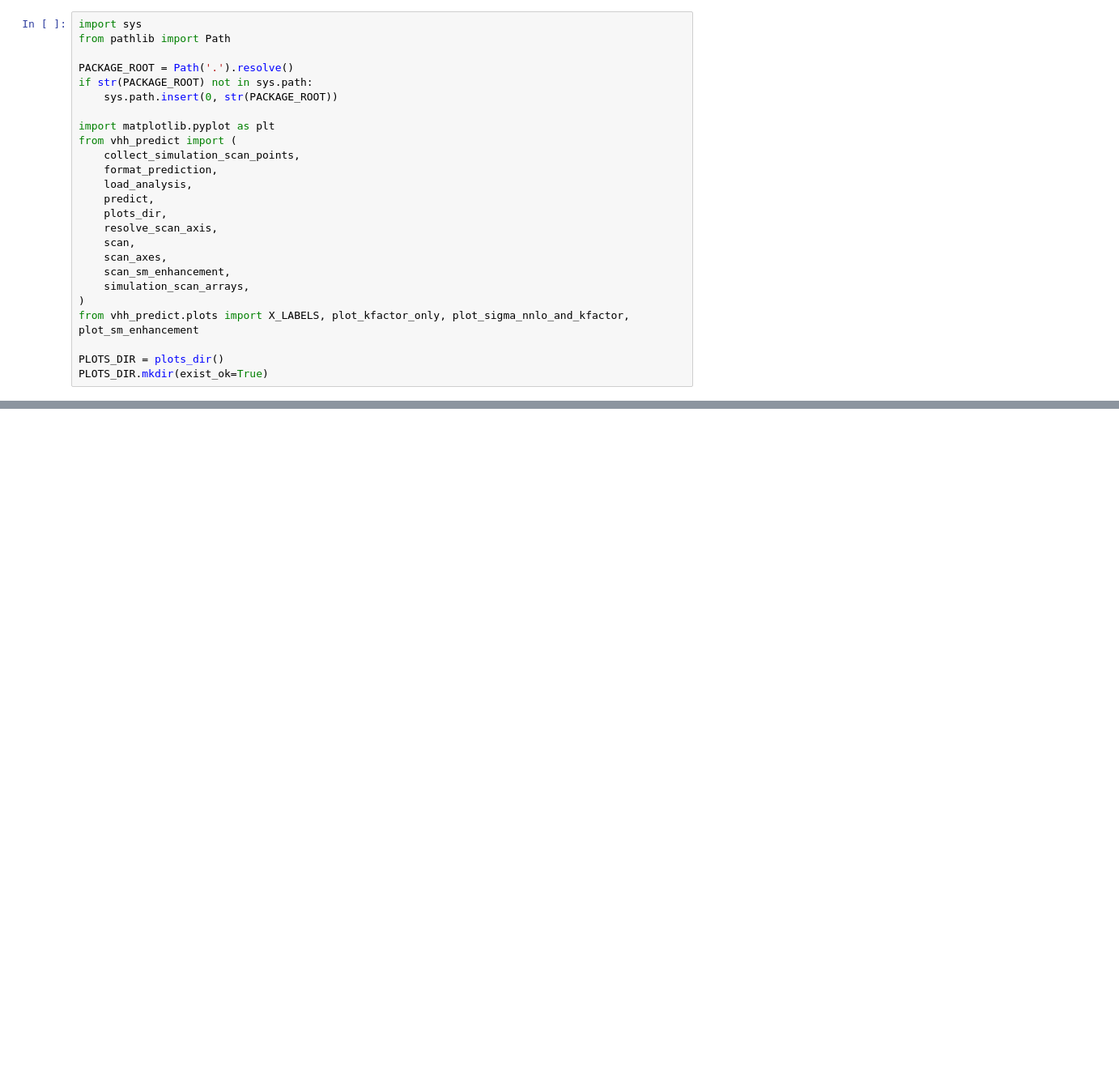
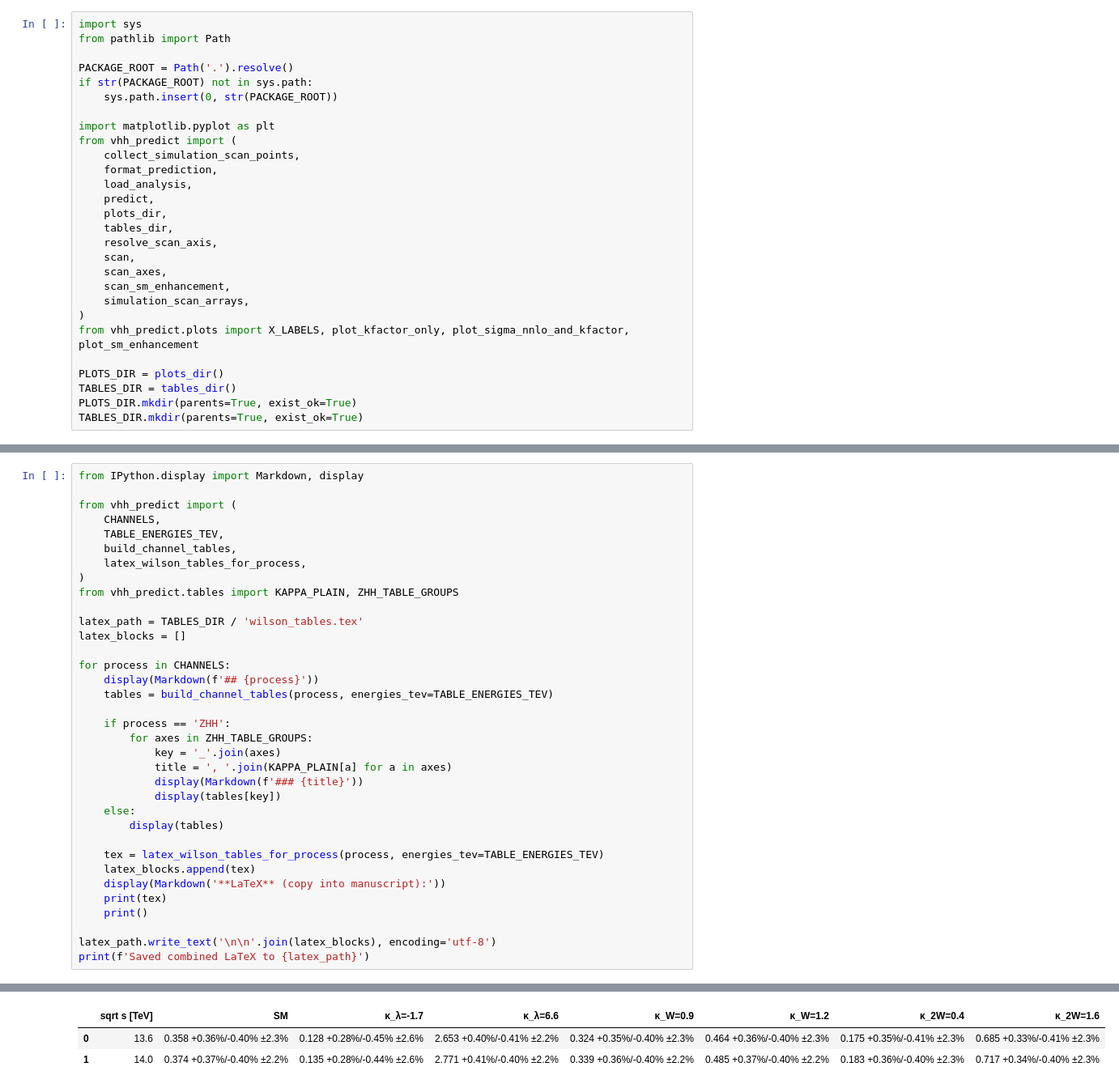
Before and after one commit to Ryczek/VHH-NNLO, a Jupyter notebook: vhh_prediction.ipynb, the cells around one changed output, grey strips where cells are left out. Shown at 81% size. Drawn from its saved outputs; the diff is of its cells as text; blank space fills up the shorter version.

Commit message:
Production of latex tables

```diff
--- a/vhh_prediction.ipynb
+++ b/vhh_prediction.ipynb
@@ -26,6 +27,7 @@ from vhh_predict import (
     load_analysis,
     predict,
     plots_dir,
+    tables_dir,
     resolve_scan_axis,
     scan,
     scan_axes,
@@ -35,7 +37,9 @@ from vhh_predict import (
 from vhh_predict.plots import X_LABELS, plot_kfactor_only, plot_sigma_nnlo_and_kfactor, plot_sm_enhancement
 
 PLOTS_DIR = plots_dir()
-PLOTS_DIR.mkdir(exist_ok=True)
+TABLES_DIR = tables_dir()
+PLOTS_DIR.mkdir(parents=True, exist_ok=True)
+TABLES_DIR.mkdir(parents=True, exist_ok=True)
 # %% [markdown]
 ## 1. Configuration
 
@@ -258,0 +269,36 @@ Saved /Users/michalryczkowski/Documents/Projects/Current/Gioia/Code_21_04/pphhV/
+# %%
+from IPython.display import Markdown, display
+
+from vhh_predict import (
+    CHANNELS,
+    TABLE_ENERGIES_TEV,
+    build_channel_tables,
+    latex_wilson_tables_for_process,
+)
+from vhh_predict.tables import KAPPA_PLAIN, ZHH_TABLE_GROUPS
+
+latex_path = TABLES_DIR / 'wilson_tables.tex'
+latex_blocks = []
+
+for process in CHANNELS:
+    display(Markdown(f'## {process}'))
+    tables = build_channel_tables(process, energies_tev=TABLE_ENERGIES_TEV)
+
+    if process == 'ZHH':
+        for axes in ZHH_TABLE_GROUPS:
+            key = '_'.join(axes)
+            title = ', '.join(KAPPA_PLAIN[a] for a in axes)
+            display(Markdown(f'### {title}'))
+            display(tables[key])
+    else:
+        display(tables)
+
+    tex = latex_wilson_tables_for_process(process, energies_tev=TABLE_ENERGIES_TEV)
+    latex_blocks.append(tex)
+    display(Markdown('**LaTeX** (copy into manuscript):'))
+    print(tex)
+    print()
+
+latex_path.write_text('\n\n'.join(latex_blocks), encoding='utf-8')
+print(f'Saved combined LaTeX to {latex_path}')
+# %% [output]
@@ -258,0 +306,3 @@ Saved /Users/michalryczkowski/Documents/Projects/Current/Gioia/Code_21_04/pphhV/
+|  | sqrt s [TeV] | SM | κ_λ=-1.7 | κ_λ=6.6 | κ_W=0.9 | κ_W=1.2 | κ_2W=0.4 | κ_2W=1.6 |
+| 0 | 13.6 | 0.358 +0.36%/-0.40% ±2.3% | 0.128 +0.28%/-0.45% ±2.6% | 2.653 +0.40%/-0.41% ±2.2% | 0.324 +0.35%/-0.40% ±2.3% | 0.464 +0.36%/-0.40% ±2.3% | 0.175 +0.35%/-0.41% ±2.3% | 0.685 +0.33%/-0.41% ±2.3% |
+| 1 | 14.0 | 0.374 +0.37%/-0.40% ±2.2% | 0.135 +0.28%/-0.44% ±2.6% | 2.771 +0.41%/-0.40% ±2.2% | 0.339 +0.36%/-0.40% ±2.2% | 0.485 +0.37%/-0.40% ±2.2% | 0.183 +0.36%/-0.40% ±2.3% | 0.717 +0.34%/-0.40% ±2.3% |
```
Also changed, not shown: parts of 14 cells of this notebook, 8 other files.
